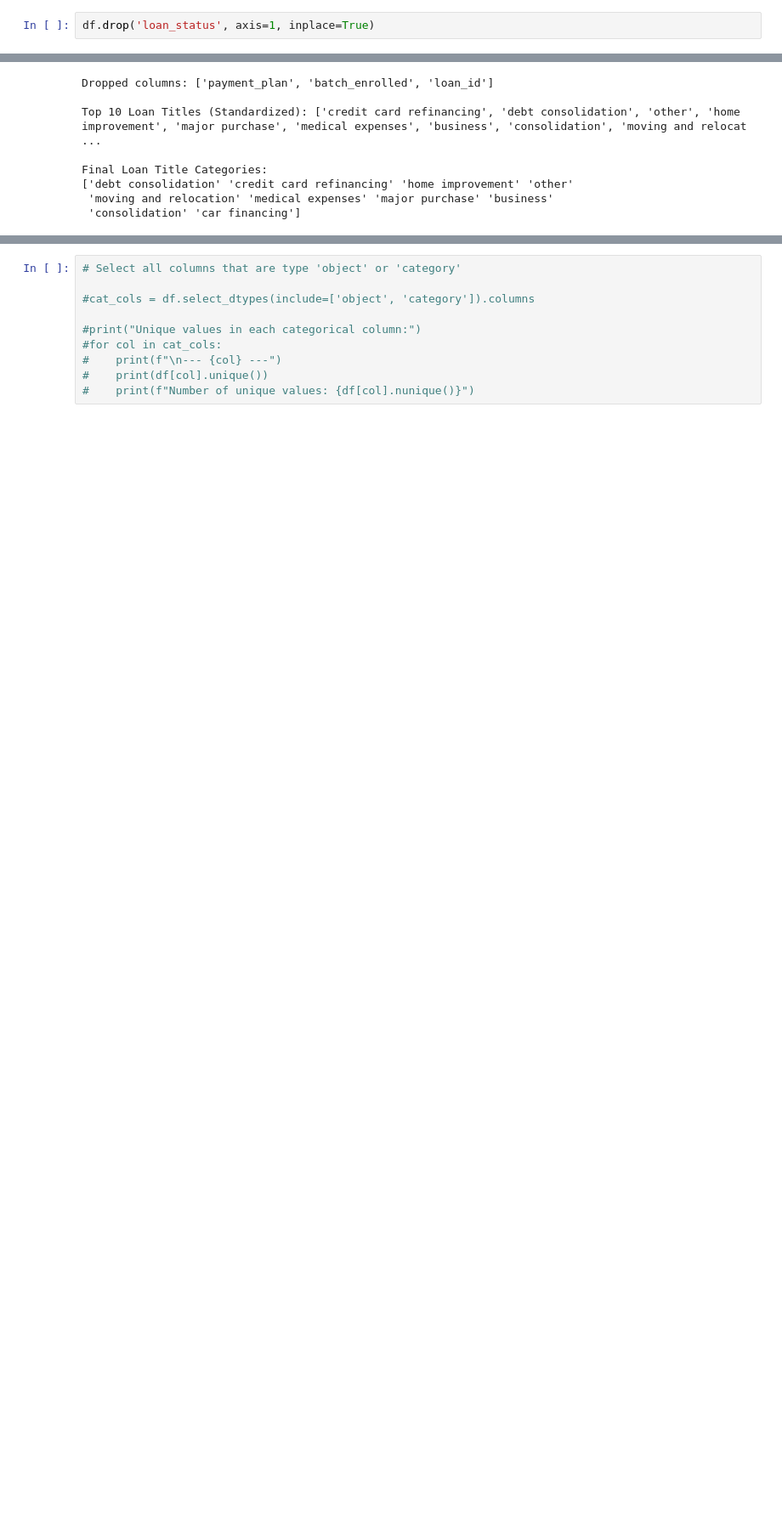
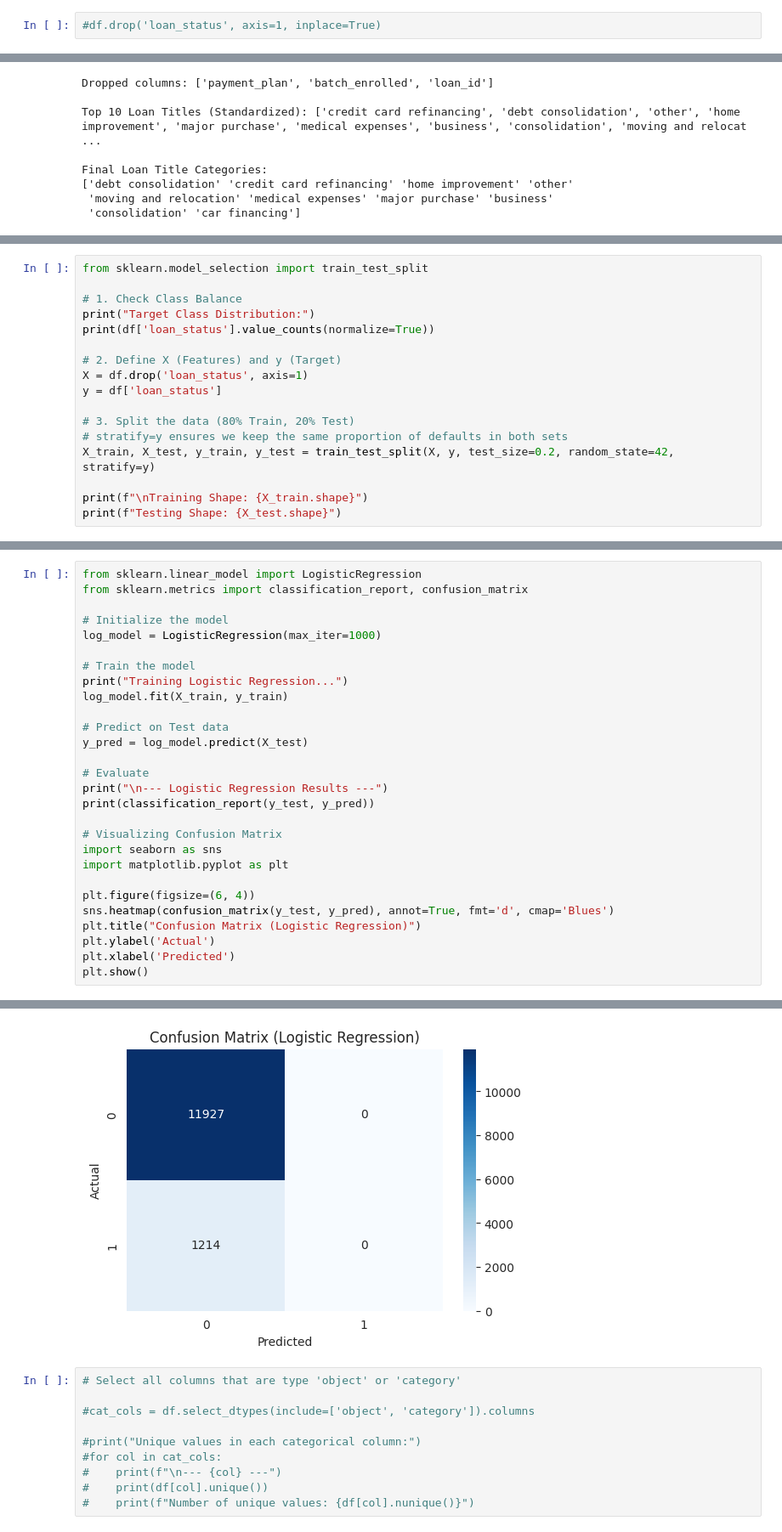
Before and after one commit to ameerjasser/data-science-toolkit, a Jupyter notebook: Deploved_Final_Project.ipynb, the cells around one changed output, grey strips where cells are left out. Shown at 85% size. Cells and saved outputs as stored; diff of their text form; blank space fills up the shorter version.

Commit message:
Data Pre-processing is officially 100% complete!

```diff
--- a/Deploved_Final_Project.ipynb
+++ b/Deploved_Final_Project.ipynb
@@ -165,7 +165,7 @@ total_current_balance : 0
 total_revolving_credit_limit : 0
 loan_status : 0
 # %%
-df.drop('loan_status', axis=1, inplace=True)
+#df.drop('loan_status', axis=1, inplace=True)
 # %%
 #Convert types like (float to integer, string to integers) to reduce the size and there isn't any integer stored as string to convert it
 # %%
@@ -512,0 +609,17 @@ Final Loan Title Categories:
+# %%
+from sklearn.model_selection import train_test_split
+
+# 1. Check Class Balance
+print("Target Class Distribution:")
+print(df['loan_status'].value_counts(normalize=True))
+
+# 2. Define X (Features) and y (Target)
+X = df.drop('loan_status', axis=1)
+y = df['loan_status']
+
+# 3. Split the data (80% Train, 20% Test)
+# stratify=y ensures we keep the same proportion of defaults in both sets
+X_train, X_test, y_train, y_test = train_test_split(X, y, test_size=0.2, random_state=42, stratify=y)
+
+print(f"\nTraining Shape: {X_train.shape}")
+print(f"Testing Shape: {X_test.shape}")
@@ -512,0 +635,29 @@ Final Loan Title Categories:
+# %%
+from sklearn.linear_model import LogisticRegression
+from sklearn.metrics import classification_report, confusion_matrix
+
+# Initialize the model
+log_model = LogisticRegression(max_iter=1000)
+
+# Train the model
+print("Training Logistic Regression...")
+log_model.fit(X_train, y_train)
+
+# Predict on Test data
+y_pred = log_model.predict(X_test)
+
+# Evaluate
+print("\n--- Logistic Regression Results ---")
+print(classification_report(y_test, y_pred))
+
+# Visualizing Confusion Matrix
+import seaborn as sns
+import matplotlib.pyplot as plt
+
+plt.figure(figsize=(6, 4))
+sns.heatmap(confusion_matrix(y_test, y_pred), annot=True, fmt='d', cmap='Blues')
+plt.title("Confusion Matrix (Logistic Regression)")
+plt.ylabel('Actual')
+plt.xlabel('Predicted')
+plt.show()
+# %% [output]
@@ -513,3 +681,4 @@ Final Loan Title Categories:
+[figure, added]
 # %%
 # Select all columns that are type 'object' or 'category'
 
```
Also changed, not shown: parts of 13 cells of this notebook.
